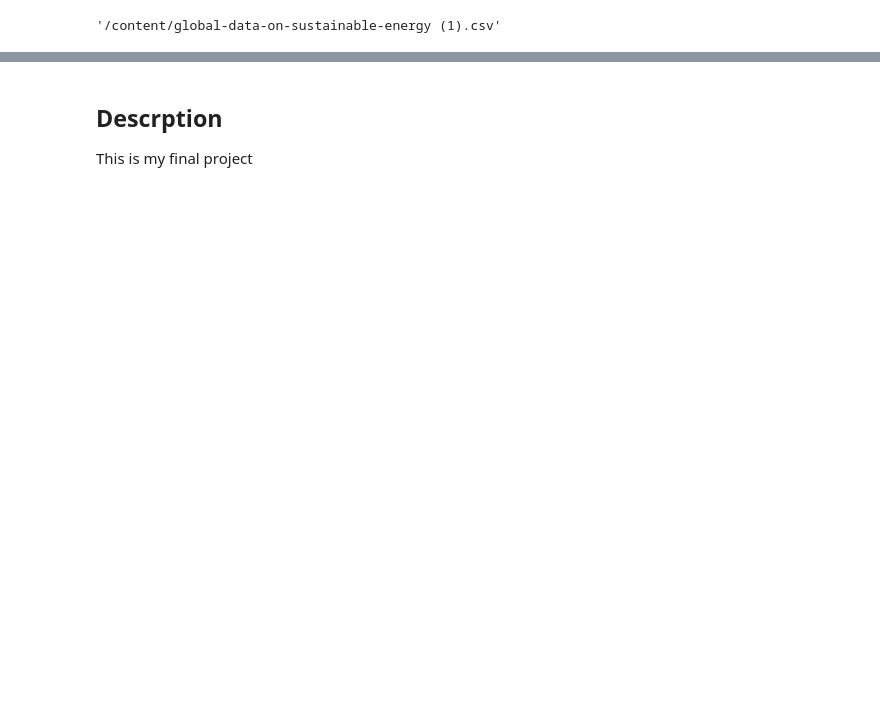
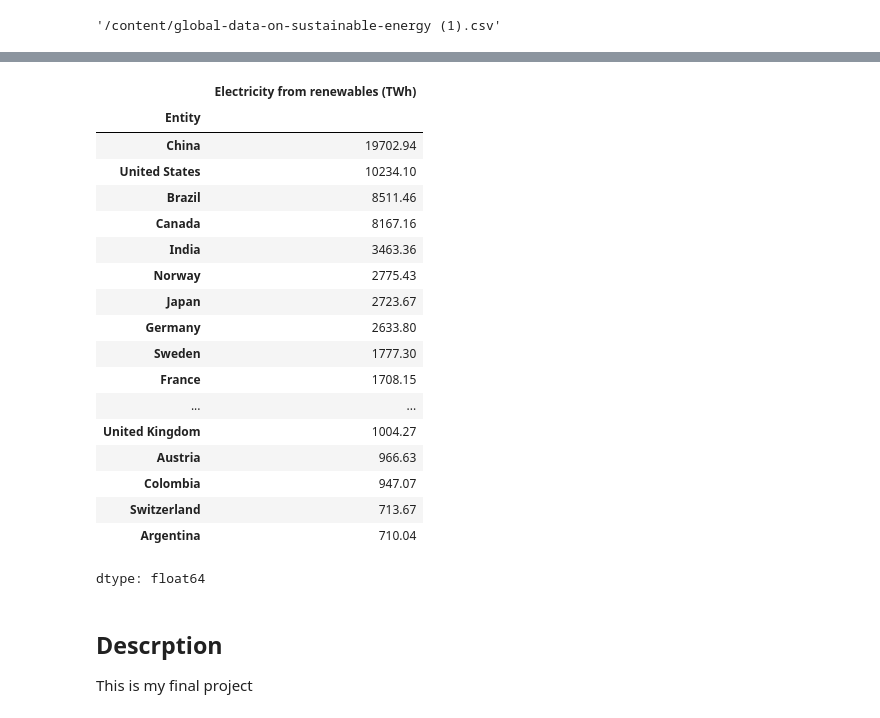
Before and after one commit to carolineli-maker/Python-Final-Project, a Jupyter notebook: Python_Final_Project.ipynb, the cells around one changed output, grey strips where cells are left out. Saved outputs shown, nothing was run; the diff lists cells and outputs as text; code cells hidden in the pictures; blank space fills up the shorter version.

```diff
--- a/Python_Final_Project.ipynb
+++ b/Python_Final_Project.ipynb
@@ -10,3 +127,35 @@ import pandas as pd
+# %%
+#I want to see which country is using the most renewable electricity
+#group the data by country
+by_country = energydata.groupby('Entity')
+#sum the electricity used from the renewables
+renewable_sum = by_country['Electricity from renewables (TWh)'].sum()
+#sort by descending order
+renewable_sum_sorted = renewable_sum.sort_values(ascending=False)
+# %%
+#show the first 20 rows
+renewable_top20 = renewable_sum_sorted.head(20)
+renewable_top20
+# %% [output]
+|  | Electricity from renewables (TWh) |
+| Entity |  |
+| China | 19702.94 |
+| United States | 10234.10 |
+| Brazil | 8511.46 |
+| Canada | 8167.16 |
+| India | 3463.36 |
+| Norway | 2775.43 |
+| Japan | 2723.67 |
+| Germany | 2633.80 |
+| Sweden | 1777.30 |
+| France | 1708.15 |
+| ... | ... |
+| United Kingdom | 1004.27 |
+| Austria | 966.63 |
+| Colombia | 947.07 |
+| Switzerland | 713.67 |
+| Argentina | 710.04 |
+dtype: float64
 # %% [markdown]
 ## Descrption
 This is my final project
```
Also changed, not shown: parts of 12 cells of this notebook.
